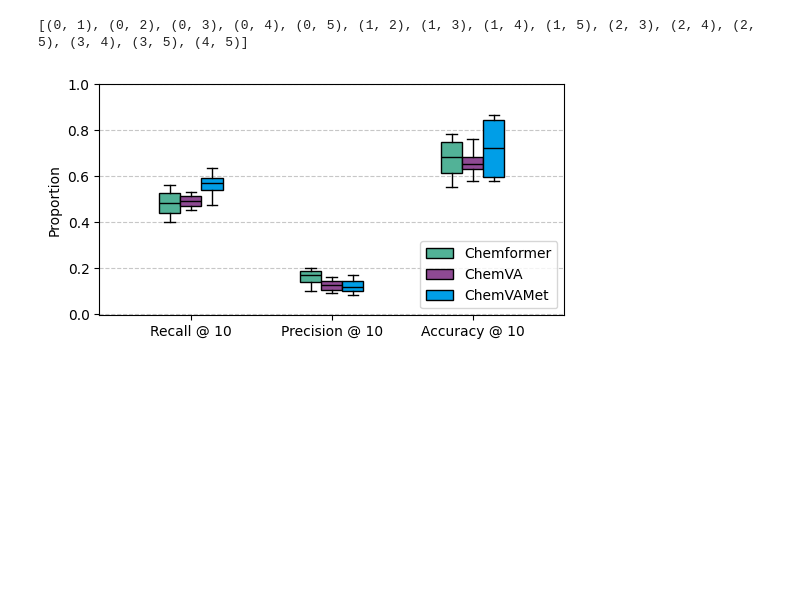
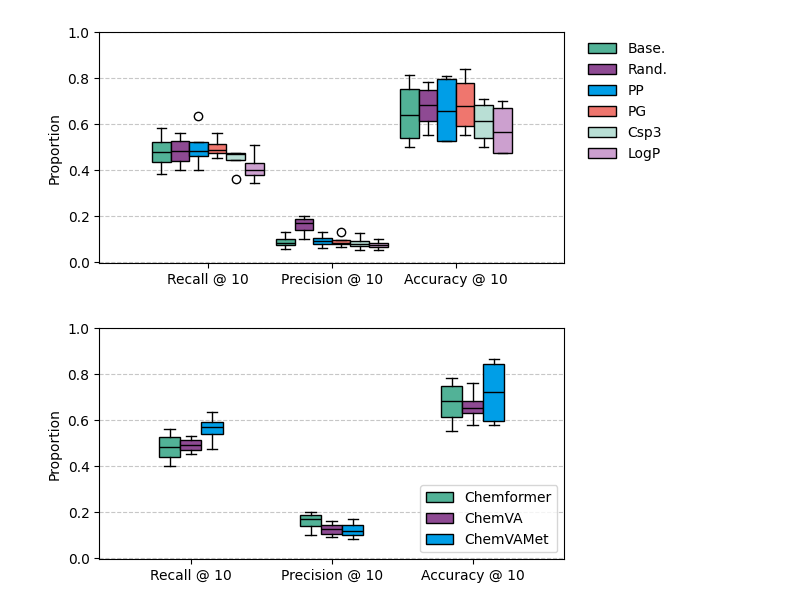
Before and after one commit to tsofiac/LAGOM, a Jupyter notebook: for_article/boxplots_article.ipynb, the cells around one changed output. Cells and saved outputs as stored; diff of their text form; code cells hidden in the pictures; blank space fills up the shorter version.

```diff
--- a/for_article/boxplots_article.ipynb
+++ b/for_article/boxplots_article.ipynb
@@ -48,8 +48,10 @@ def multi_boxplot(data, xlabel, ylabel, xticks, labels, location, save_figure=No
     plt.grid(axis='y', linestyle='--', alpha=0.7)
 
     if location is not None:
-        plt.legend(loc=location)
-        # plt.legend(loc='center left', bbox_to_anchor=(1.04, 0.7), borderaxespad=0, frameon=False) # ncol=len(data)
+        if location == 'complex':
+            plt.legend(loc='center left', bbox_to_anchor=(1.04, 0.7), borderaxespad=0, frameon=False) # ncol=len(data)
+        else:
+            plt.legend(loc=location)
 
     if save_figure is not None:
         os.makedirs('figures', exist_ok=True)
@@ -66,42 +68,41 @@ def wilcoxon_test(vectors):
 
     for i, j in pairs:
         stat, p = stats.wilcoxon(vectors[i], vectors[j])
-        # if p <= 0.05:
-        print(f"{model_names[i]} vs {model_names[j]}: statistic={stat:.4f}, p-value={p:.4f}")
+        if p <= 0.05:
+            print(f"{model_names[i]} vs {model_names[j]}: statistic={stat:.4f}, p-value={p:.4f}")
 # %%
-
 bs = 4
 
 r_chemf_base_0, p_chemf_base_0, s1_chemf_base_0, _ = score_result('../evaluation/accio/result_chemf_base_0.csv', bs, False)
 r_chemf_base_05, p_chemf_base_05, s1_chemf_base_05, _  = score_result('../evaluation/accio/result_chemf_base_05.csv', bs, False)
 r_chemf_PP_0, p_chemf_PP_0, s1_chemf_PP_0, _  = score_result('../evaluation/accio/result_chemf_PP_0.csv', bs, False)
 r_chemf_PG_0, p_chemf_PG_0, s1_chemf_PG_0, _  = score_result('../evaluation/accio/result_chemf_PG_0.csv', bs, False)
 r_chemf_csp3_0, p_chemf_csp3_0, s1_chemf_csp3_0, _  = score_result('../evaluation/accio/result_chemf_csp3_0.csv', bs, False)
 r_chemf_logp_0, p_chemf_logp_0, s1_chemf_logp_0, _  = score_result('../evaluation/accio/result_chemf_logp_0.csv', bs, False)
 
 base_0 = [r_chemf_base_0[-2], p_chemf_base_0[-2], s1_chemf_base_0[-2]]
 base_05 = [r_chemf_base_05[-2], p_chemf_base_05[-2], s1_chemf_base_05[-2]]
 PP = [r_chemf_PP_0[-2], p_chemf_PP_0[-2], s1_chemf_PP_0[-2]]
 PG = [r_chemf_PG_0[-2], p_chemf_PG_0[-2], s1_chemf_PG_0[-2]]
 csp3 = [r_chemf_csp3_0[-2], p_chemf_csp3_0[-2], s1_chemf_csp3_0[-2]]
 logp = [r_chemf_logp_0[-2], p_chemf_logp_0[-2], s1_chemf_logp_0[-2]]
 
 xlabel = None
 xticks = ['Recall @ 10', 'Precision @ 10', 'Accuracy @ 10']
 # labels = ['Baseline', 'Randomisation', 'Parent-Parent', 'Parent-Grandchild', 'Csp3', 'LogP']
 labels = ['Base.', 'Rand.', 'PP', 'PG', 'Csp3', 'LogP']
 
 ylabel = 'Proportion'
 data = [base_0, base_05, PP, PG, csp3, logp]
-# multi_boxplot(data, xlabel, ylabel, xticks, labels, 'upper center', 'augmentation', 1)
+multi_boxplot(data, xlabel, ylabel, xticks, labels, 'complex', 'augmentation', 1)
 
 
 r = [r_chemf_base_0[-2], r_chemf_base_05[-2], r_chemf_PP_0[-2], r_chemf_PG_0[-2], r_chemf_csp3_0[-2], r_chemf_logp_0[-2]]
 p = [p_chemf_base_0[-2], p_chemf_base_05[-2], p_chemf_PP_0[-2], p_chemf_PG_0[-2], p_chemf_csp3_0[-2], p_chemf_logp_0[-2]]
 # wilcoxon_test(r)
 wilcoxon_test(p)
 # %% [output]
-[(0, 1), (0, 2), (0, 3), (0, 4), (0, 5), (1, 2), (1, 3), (1, 4), (1, 5), (2, 3), (2, 4), (2, 5), (3, 4), (3, 5), (4, 5)]
+[figure, added]
 # %%
 bs = 4
 
```
